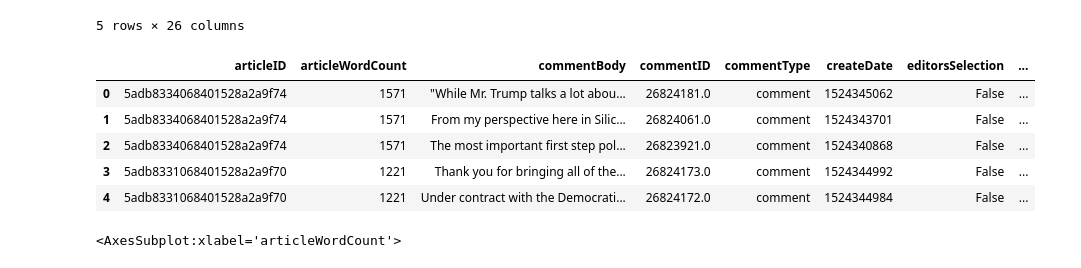
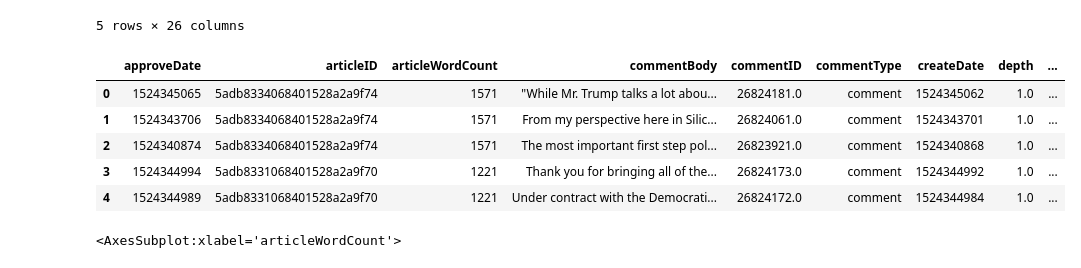
Before and after one commit to hollytb/Dissertation, a Jupyter notebook: eda.ipynb, the cells around one changed output. Cells and saved outputs as stored; diff of their text form; code cells hidden in the pictures.

```diff
--- a/eda.ipynb
+++ b/eda.ipynb
@@ -188,15 +188,15 @@ noNullData.head()
 | 4 | 1524344989 | 5adb8331068401528a2a9f70 | 1221 | Under contract with the Democrati... | 26824172.0 | 26824172.0 | comment | ... |
 5 rows × 26 columns
 # %%
-comments = noNullData.drop(['approveDate','commentSequence', 'status', 'updateDate', 'sharing', 'depth', 'timespeople', 'permID', 'picURL', 'printPage'],axis=1)
+comments = noNullData.drop(['commentSequence', 'status', 'updateDate', 'sharing', 'timespeople', 'permID', 'picURL', 'printPage'],axis=1)
 comments.head()
 # %% [output]
-|  | articleID | articleWordCount | commentBody | commentID | commentType | createDate | editorsSelection | ... |
-| 0 | 5adb8334068401528a2a9f74 | 1571 | "While Mr. Trump talks a lot abou... | 26824181.0 | comment | 1524345062 | False | ... |
-| 1 | 5adb8334068401528a2a9f74 | 1571 | From my perspective here in Silic... | 26824061.0 | comment | 1524343701 | False | ... |
-| 2 | 5adb8334068401528a2a9f74 | 1571 | The most important first step pol... | 26823921.0 | comment | 1524340868 | False | ... |
-| 3 | 5adb8331068401528a2a9f70 | 1221 | Thank you for bringing all of the... | 26824173.0 | comment | 1524344992 | False | ... |
-| 4 | 5adb8331068401528a2a9f70 | 1221 | Under contract with the Democrati... | 26824172.0 | comment | 1524344984 | False | ... |
+|  | approveDate | articleID | articleWordCount | commentBody | commentID | commentType | createDate | depth | ... |
+| 0 | 1524345065 | 5adb8334068401528a2a9f74 | 1571 | "While Mr. Trump talks a lot abou... | 26824181.0 | comment | 1524345062 | 1.0 | ... |
+| 1 | 1524343706 | 5adb8334068401528a2a9f74 | 1571 | From my perspective here in Silic... | 26824061.0 | comment | 1524343701 | 1.0 | ... |
+| 2 | 1524340874 | 5adb8334068401528a2a9f74 | 1571 | The most important first step pol... | 26823921.0 | comment | 1524340868 | 1.0 | ... |
+| 3 | 1524344994 | 5adb8331068401528a2a9f70 | 1221 | Thank you for bringing all of the... | 26824173.0 | comment | 1524344992 | 1.0 | ... |
+| 4 | 1524344989 | 5adb8331068401528a2a9f70 | 1221 | Under contract with the Democrati... | 26824172.0 | comment | 1524344984 | 1.0 | ... |
 # %%
 sns.boxplot(x=comments['articleWordCount'])
 # %% [output]
```
Also changed, not shown: parts of 2 cells of this notebook, 3 other files.
